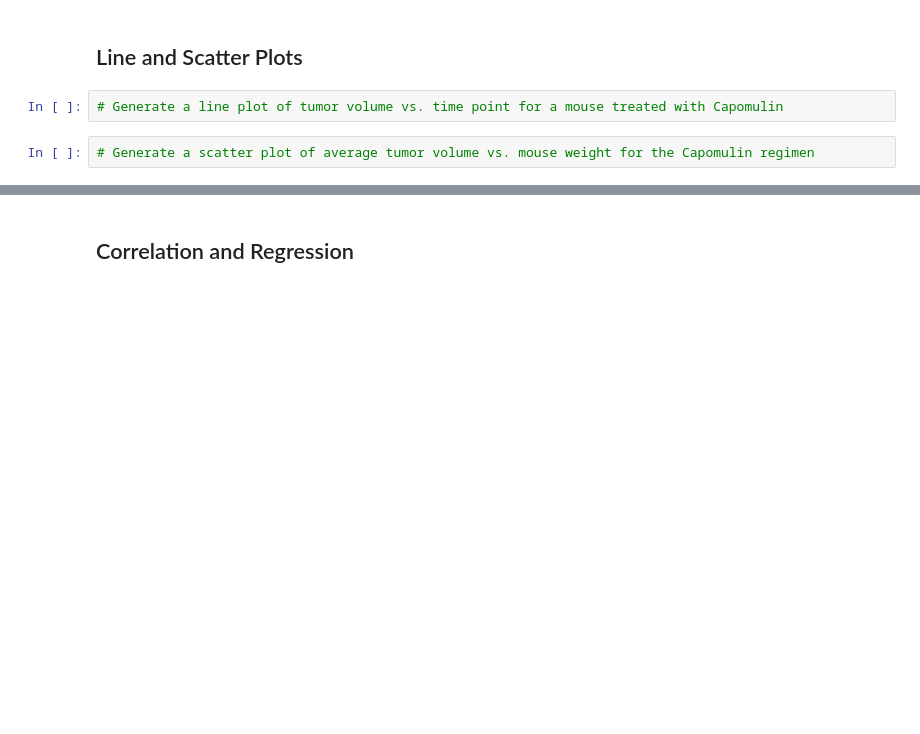
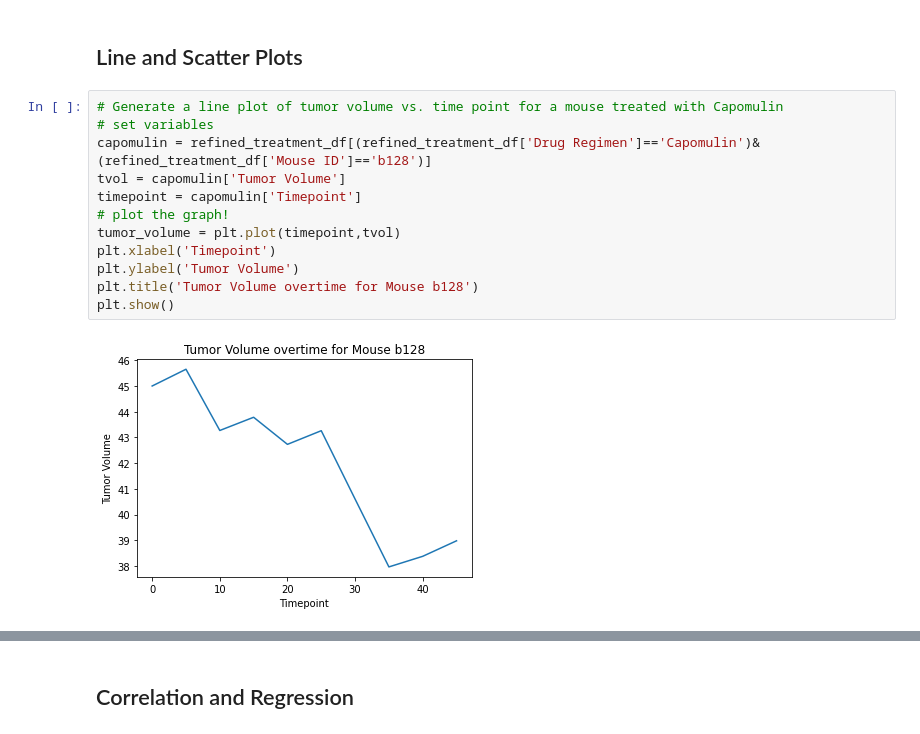
Before and after one commit to ecosterlund/matplotlib-challenge, a Jupyter notebook: Pymaceuticals/pymaceuticals_starter.ipynb, the cells around one changed output, grey strips where cells are left out. Cells and saved outputs as stored; diff of their text form; blank space fills up the shorter version.

```diff
--- a/Pymaceuticals/pymaceuticals_starter.ipynb
+++ b/Pymaceuticals/pymaceuticals_starter.ipynb
@@ -296,6 +340,16 @@ NameError: name 'times' is not defined
 # %% [markdown]
 ## Line and Scatter Plots
-# %%
-# Generate a line plot of tumor volume vs. time point for a mouse treated with Capomulin
-# %%
-# Generate a scatter plot of average tumor volume vs. mouse weight for the Capomulin regimen
+# %%
+# Generate a line plot of tumor volume vs. time point for a mouse treated with Capomulin
+# set variables
+capomulin = refined_treatment_df[(refined_treatment_df['Drug Regimen']=='Capomulin')&(refined_treatment_df['Mouse ID']=='b128')]
+tvol = capomulin['Tumor Volume']
+timepoint = capomulin['Timepoint']
+# plot the graph!
+tumor_volume = plt.plot(timepoint,tvol)
+plt.xlabel('Timepoint')
+plt.ylabel('Tumor Volume')
+plt.title('Tumor Volume overtime for Mouse b128')
+plt.show()
+# %% [output]
+[figure, added]
```
Also changed, not shown: parts of 9 cells of this notebook.
